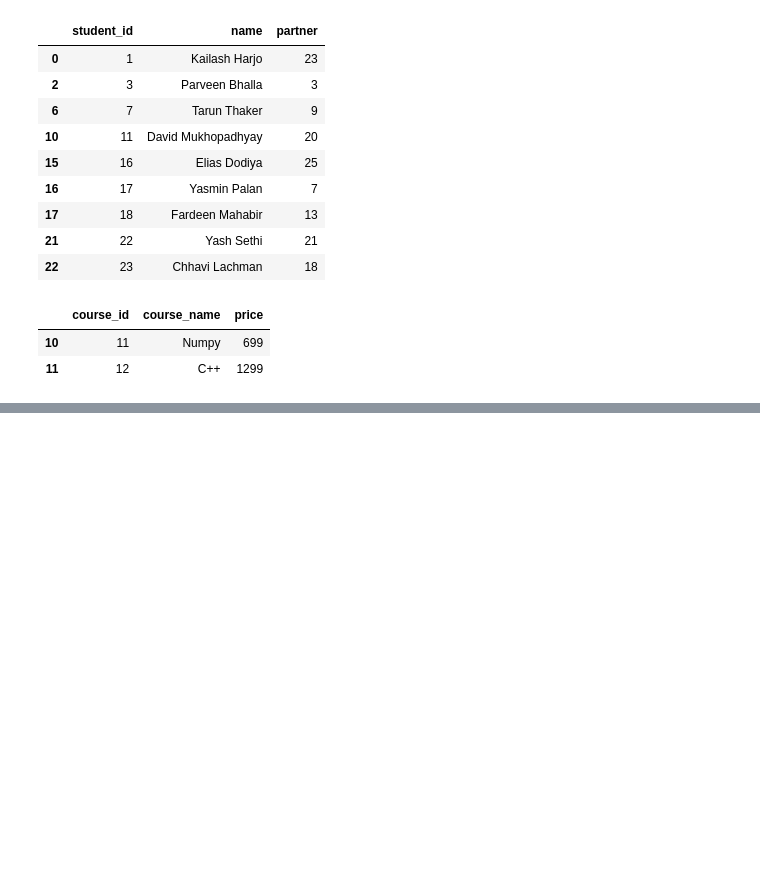
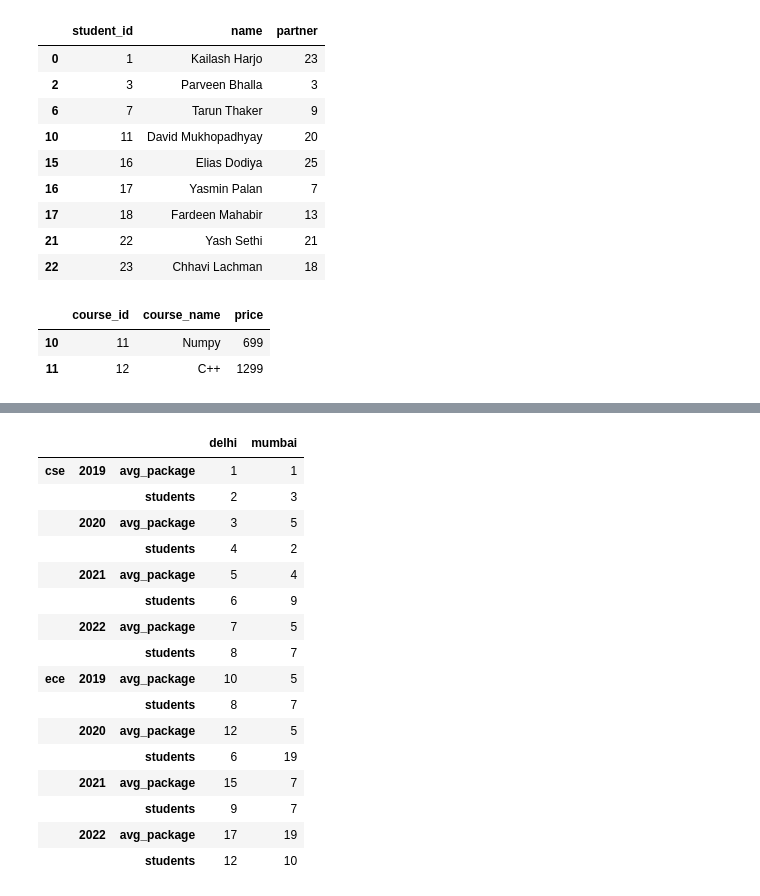
Before and after one commit to karnop/python-data-science-tuts, a Jupyter notebook: pandas-tutorial.ipynb, the cells around one changed output, grey strips where cells are left out. Drawn from its saved outputs; the diff is of its cells as text; code cells hidden in the pictures; blank space fills up the shorter version.

Commit message:
Kaggle Notebook | Pandas tutorial | added MultiIndex Series and DataFrames

```diff
--- a/pandas-tutorial.ipynb
+++ b/pandas-tutorial.ipynb
@@ -2052,0 +2165,17 @@ courses[courses["course_id"].isin(id)]
+# %%
+# multi-index series
+
+# making multiple indices using tuple
+index_val = [("cse", 2019),("cse", 2020),("cse", 2021),("cse", 2022),("ece", 2019),("ece", 2020),("ece", 2021),("ece", 2022)]
+a = pd.Series([1,2,3,4,5,6,7,8], index=index_val)
+print(a.head(3))
+# problem : we cannot fetch all cse or all 2019 indexes, because indexes are tupled together
+
+#soln : multi-index object(Hierarchial indexed object)
+multiindex = pd.MultiIndex.from_tuples(index_val)
+print(multiindex)
+print(multiindex.levels)
+
+# alternative
+multiindex = pd.MultiIndex.from_product([["cse", "ece"], [2019, 2020, 2021, 2022]])
+print(multiindex)
@@ -2052,0 +2331,18 @@ courses[courses["course_id"].isin(id)]
+# %%
+# multindexing on both, rows and columns
+df3 = pd.DataFrame(
+    [
+        [1,2,1,3],
+        [3,4,5,2],
+        [5,6,4,9],
+        [7,8,5,7],
+        [10,8,5,7],
+        [12,6,5,19],
+        [15,9,7,7],
+        [17,12,19,10],
+    ],
+    index= multiindex,
+    columns=pd.MultiIndex.from_product([["delhi", "mumbai"],["avg_package", "students"]])
+)
+
+df3 # 4d DataFrame
@@ -2052,0 +2442,20 @@ courses[courses["course_id"].isin(id)]
+# %%
+df3.stack()
+# %% [output]
+|  |  |  | delhi | mumbai |
+| cse | 2019 | avg_package | 1 | 1 |
+|  |  | students | 2 | 3 |
+|  | 2020 | avg_package | 3 | 5 |
+|  |  | students | 4 | 2 |
+|  | 2021 | avg_package | 5 | 4 |
+|  |  | students | 6 | 9 |
+|  | 2022 | avg_package | 7 | 5 |
+|  |  | students | 8 | 7 |
+| ece | 2019 | avg_package | 10 | 5 |
+|  |  | students | 8 | 7 |
+|  | 2020 | avg_package | 12 | 5 |
+|  |  | students | 6 | 19 |
+|  | 2021 | avg_package | 15 | 7 |
+|  |  | students | 9 | 7 |
+|  | 2022 | avg_package | 17 | 19 |
+|  |  | students | 12 | 10 |
```
Also changed, not shown: parts of 55 cells of this notebook.
